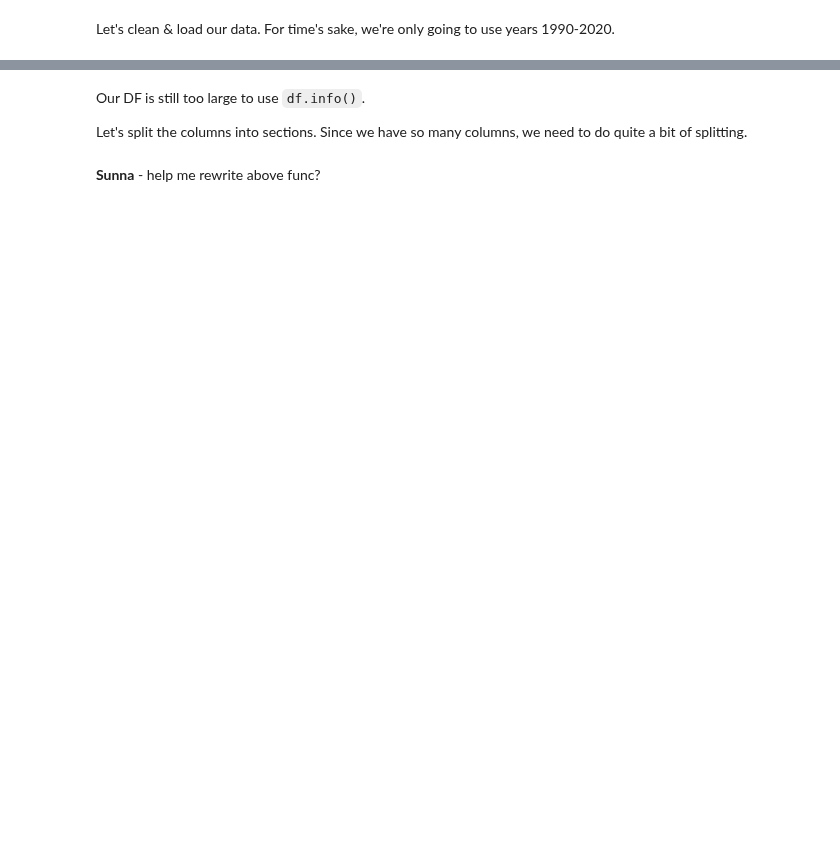
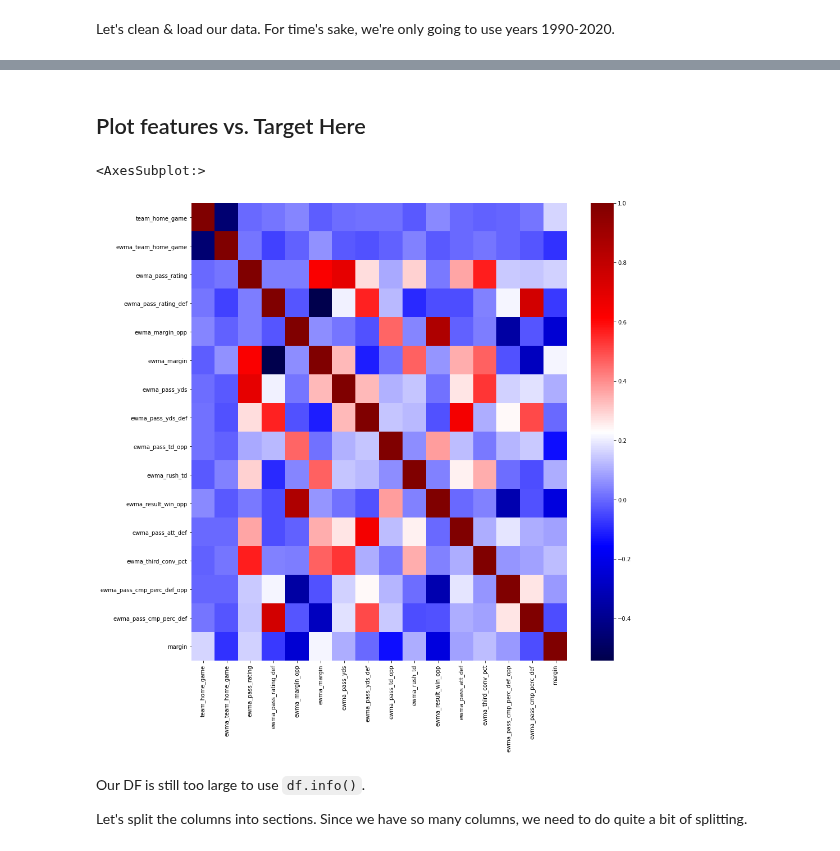
Before and after one commit to edubu2/metis-project2, a Jupyter notebook: code/feature_engineering2.ipynb, the cells around one changed output, grey strips where cells are left out. Cells and saved outputs as stored; diff of their text form; code cells hidden in the pictures; blank space fills up the shorter version.

```diff
--- a/code/feature_engineering2.ipynb
+++ b/code/feature_engineering2.ipynb
@@ -60,0 +89,2 @@ selected_columns = [
+# %% [markdown]
+## Plot features vs. Target Here
@@ -60,0 +109,10 @@ selected_columns = [
+# %%
+plot_cols = [c for c in selected_columns]
+plot_cols.append('margin')
+
+# later think about pairplot,
+fig, ax = plt.subplots(figsize=(15,15))
+sns.heatmap(game_df[plot_cols].corr(), cmap='seismic', annot=False)
+# %% [output]
+<AxesSubplot:>
+[figure, added]
@@ -147,2 +208,0 @@ def ridge_KFold(X, y):
-# %% [markdown]
-**Sunna** - help me rewrite above func?
```
Also changed, not shown: parts of 18 cells of this notebook.
